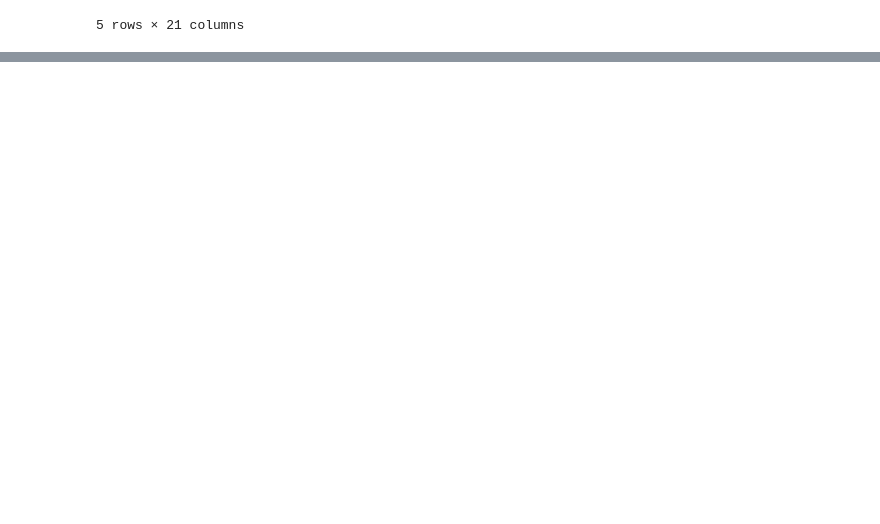
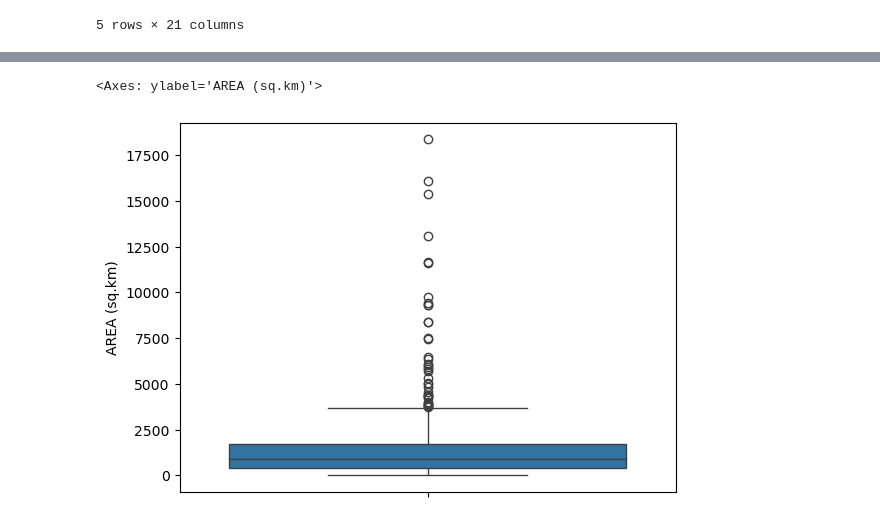
Before and after one commit to waseem-development/AI-NAVTTC, a Jupyter notebook: python/pandas/EDA/5_pak_population_analysis.ipynb, the cells around one changed output, grey strips where cells are left out. Cells and saved outputs as stored; diff of their text form; code cells hidden in the pictures; blank space fills up the shorter version.

```diff
--- a/python/pandas/EDA/5_pak_population_analysis.ipynb
+++ b/python/pandas/EDA/5_pak_population_analysis.ipynb
@@ -99,0 +156,5 @@ pd.set_option("display.max_columns", None)
+# %%
+sns.boxplot(df, y="AREA (sq.km)")
+# %% [output]
+<Axes: ylabel='AREA (sq.km)'>
+[figure, added]
```
Also changed, not shown: parts of 26 cells of this notebook, 1 other file.
